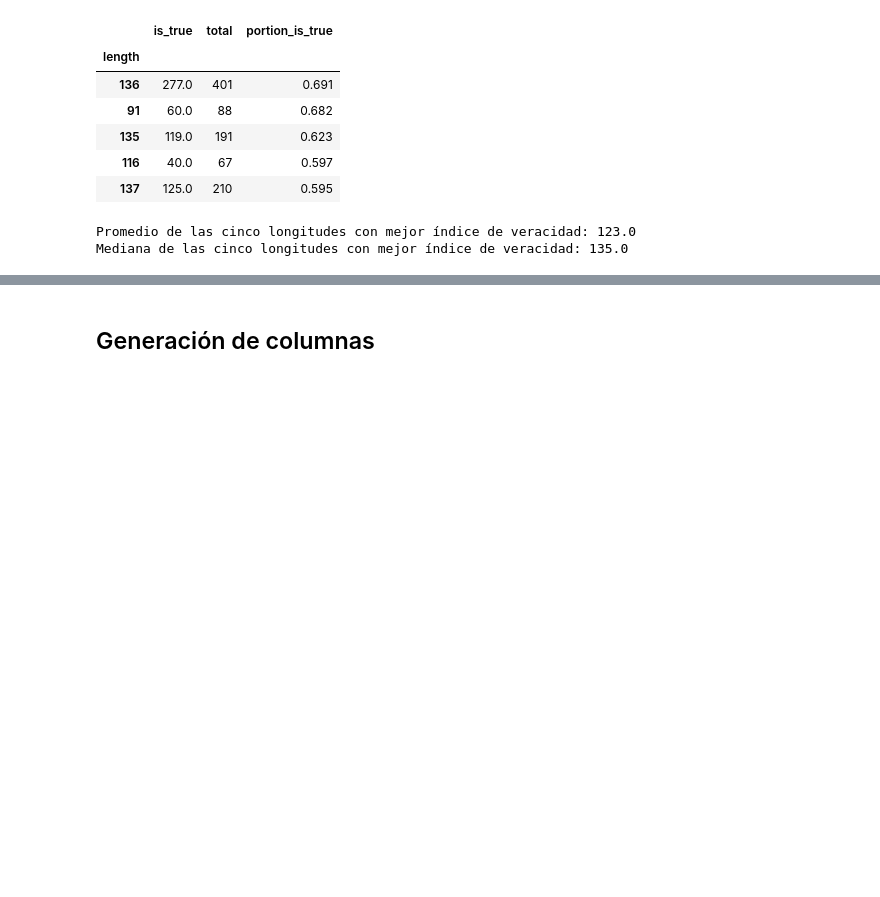
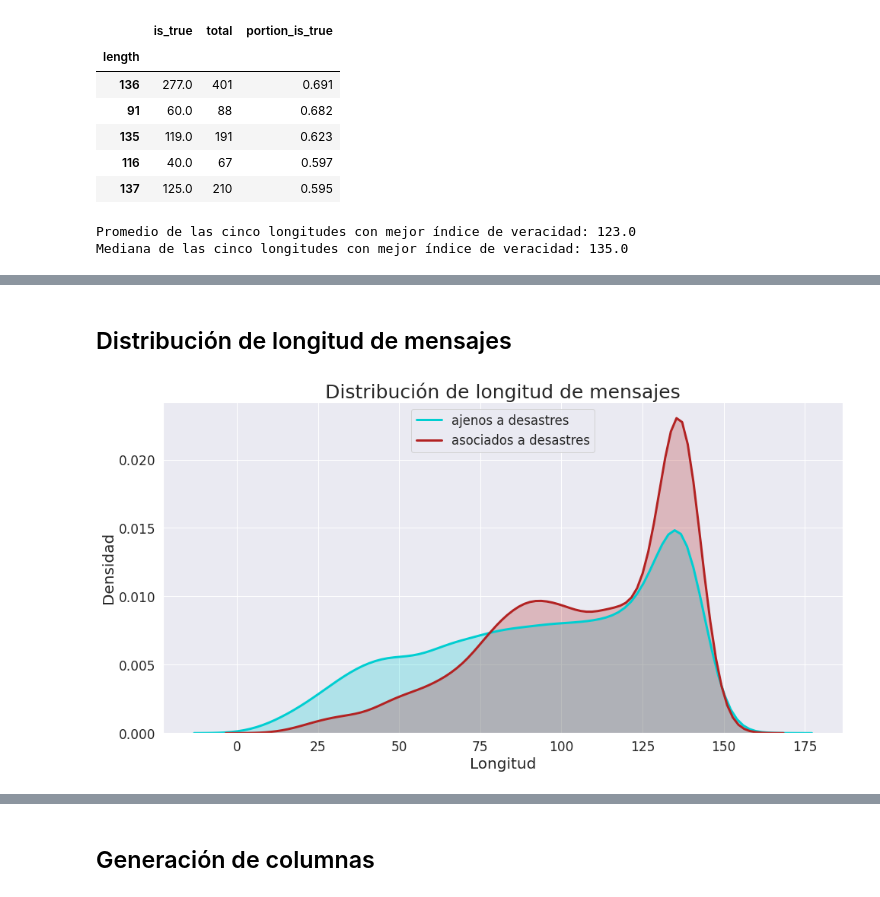
Before and after one commit to ffelfis/Orga_Datos_TPs, a Jupyter notebook: TP1/nb_Facundo.ipynb, the cells around one changed output, grey strips where cells are left out. Saved outputs shown, nothing was run; the diff lists cells and outputs as text; code cells hidden in the pictures; blank space fills up the shorter version.

```diff
--- a/TP1/nb_Facundo.ipynb
+++ b/TP1/nb_Facundo.ipynb
@@ -958,2 +958,29 @@ plt.show()
+# %% [markdown]
+## Distribución de longitud de mensajes
+# %%
+plt.figure(figsize=(16,8))
+
+# Se usan las longitudes de los mensajes relacionados a desastres reales,
+# con las restricciones de longitud encontradas antes.
+lengths_target1 = df.loc[(df['target'] == 1)]['length']
+lengths_target0 = df.loc[(df['target'] == 0)]['length']
+
+sns.distplot(lengths_target0, hist=False, color='darkturquoise', \
+             kde=True, kde_kws = {'shade': True, 'linewidth': 3}, \
+             label='ajenos a desastres')
+sns.distplot(lengths_target1, hist=False, color='firebrick', \
+             kde=True, kde_kws = {'shade': True, 'linewidth': 3}, \
+             label='asociados a desastres')
+
+plt.title('Distribución de longitud de mensajes', fontsize=25)
+plt.ylabel('Densidad', fontsize=20)
+plt.xlabel('Longitud', fontsize=20)
+plt.yticks(fontsize=17)
+plt.xticks(fontsize=17)
+plt.legend(loc = 'upper center')
+
+plt.show()
+# %% [output]
+[figure, added]
 # %%
 sns.set_style('white') # Para lavar el estilo de seaborn
```
Also changed, not shown: parts of 5 cells of this notebook.
